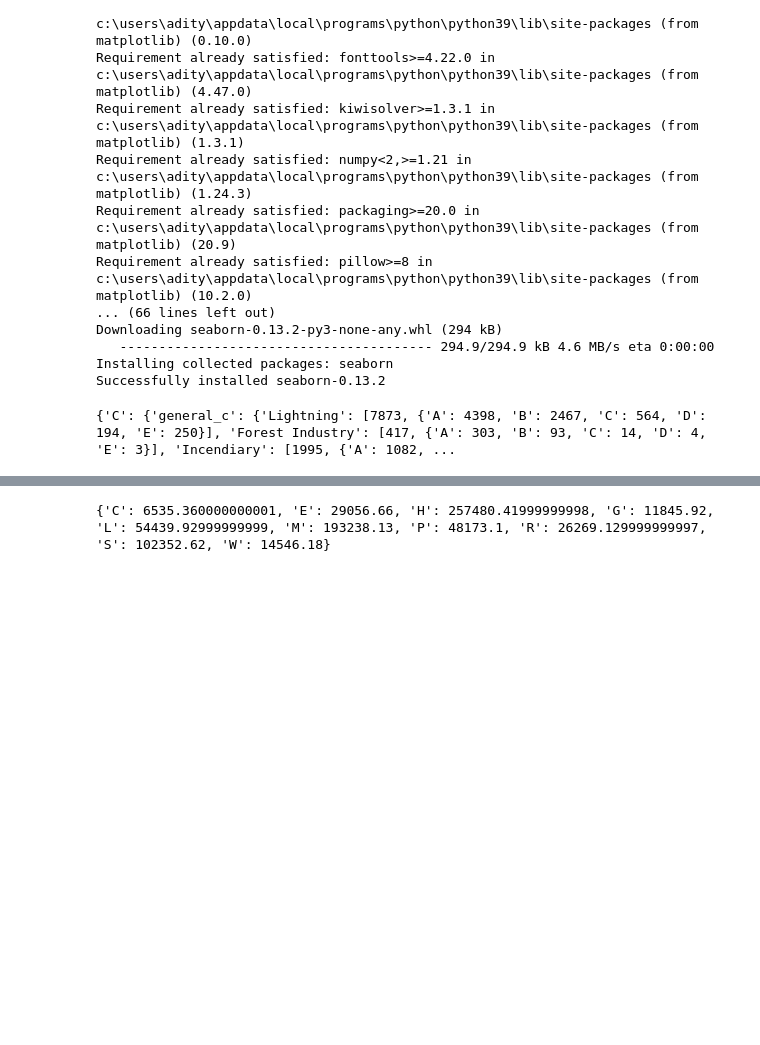
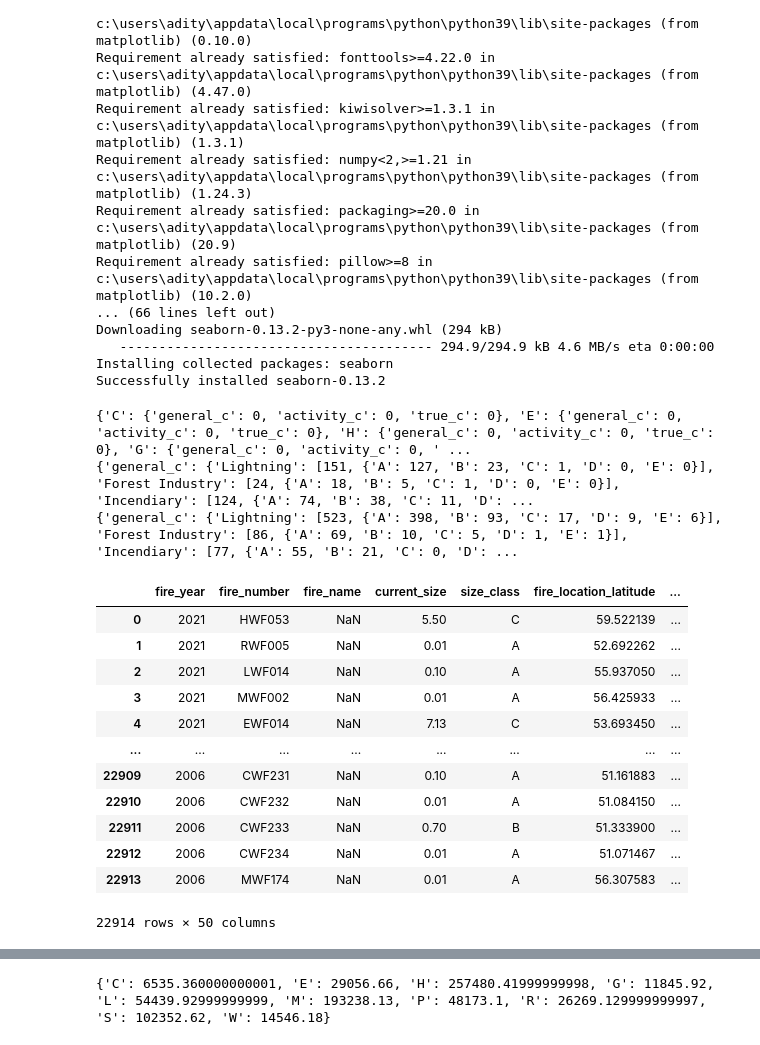
Before and after one commit to pandya-aditya/CxC_Hackathon, a Jupyter notebook: main.ipynb, the cells around one changed output, grey strips where cells are left out. Drawn from its saved outputs; the diff is of its cells as text; code cells hidden in the pictures; blank space fills up the shorter version.

```diff
--- a/main.ipynb
+++ b/main.ipynb
@@ -33,6 +34,7 @@ df = pd.read_csv("./wildfire_dataset.csv")
 g_causes = {}
 a_causes = {}
 t_causes = {}
+
 for index in df.index:
     general = df.loc[index, 'general_cause_desc']
     activity = df.loc[index, 'activity_class']
@@ -67,17 +69,22 @@ causes_dict =  {'C': {'general_c': 0, 'activity_c': 0, 'true_c': 0},
                 'S': {'general_c': 0, 'activity_c': 0, 'true_c': 0},
                 'W': {'general_c': 0, 'activity_c': 0, 'true_c': 0}}
 
+print(causes_dict)
+
 for key, value in causes_dict.items():
-    causes_dict[key]['general_c'] = g_causes
-    causes_dict[key]['activity_c'] = a_causes
-    causes_dict[key]['true_c'] = t_causes
+    causes_dict[key]['general_c'] = copy.deepcopy(g_causes)
+    causes_dict[key]['activity_c'] = copy.deepcopy(a_causes)
+    causes_dict[key]['true_c'] = copy.deepcopy(t_causes)
+
 
 for index in df.index:
+
     region = df.loc[index, 'fire_number']
     region = region[:1]
     FSA_dict[region][0] +=1
     classtemp = df.loc[index, 'size_class']
     FSA_dict[region][1][classtemp] += 1
+
     general = df.loc[index, 'general_cause_desc']
     causes_dict[region]['general_c'][general][0] += 1
     causes_dict[region]['general_c'][general][1][classtemp] += 1
@@ -88,6 +95,35 @@ for index in df.index:
     causes_dict[region]['true_c'][true_c][0] += 1
     causes_dict[region]['true_c'][true_c][1][classtemp] += 1
 
-print(causes_dict)
+g_causes_total = {}
+for key,value in causes_dict.items():
+    temp = {}
+    for k,v in value['general_c'].items():
+        try:
+            temp[k] = v[0]
+        except(KeyError):
+            break
+    g_causes_total[key] = temp
+
+print(causes_dict['C'])
+print(causes_dict['E'])
 # %% [output]
-{'C': {'general_c': {'Lightning': [7873, {'A': 4398, 'B': 2467, 'C': 564, 'D': 194, 'E': 250}], 'Forest Industry': [417, {'A': 303, 'B': 93, 'C': 14, 'D': 4, 'E': 3}], 'Incendiary': [1995, {'A': 1082, ...
+{'C': {'general_c': 0, 'activity_c': 0, 'true_c': 0}, 'E': {'general_c': 0, 'activity_c': 0, 'true_c': 0}, 'H': {'general_c': 0, 'activity_c': 0, 'true_c': 0}, 'G': {'general_c': 0, 'activity_c': 0, ' ...
+{'general_c': {'Lightning': [151, {'A': 127, 'B': 23, 'C': 1, 'D': 0, 'E': 0}], 'Forest Industry': [24, {'A': 18, 'B': 5, 'C': 1, 'D': 0, 'E': 0}], 'Incendiary': [124, {'A': 74, 'B': 38, 'C': 11, 'D': ...
+{'general_c': {'Lightning': [523, {'A': 398, 'B': 93, 'C': 17, 'D': 9, 'E': 6}], 'Forest Industry': [86, {'A': 69, 'B': 10, 'C': 5, 'D': 1, 'E': 1}], 'Incendiary': [77, {'A': 55, 'B': 21, 'C': 0, 'D': ...
+# %%
+df
+# %% [output]
+|  | fire_year | fire_number | fire_name | current_size | size_class | fire_location_latitude | ... |
+| 0 | 2021 | HWF053 | NaN | 5.50 | C | 59.522139 | ... |
+| 1 | 2021 | RWF005 | NaN | 0.01 | A | 52.692262 | ... |
+| 2 | 2021 | LWF014 | NaN | 0.10 | A | 55.937050 | ... |
+| 3 | 2021 | MWF002 | NaN | 0.01 | A | 56.425933 | ... |
+| 4 | 2021 | EWF014 | NaN | 7.13 | C | 53.693450 | ... |
+| ... | ... | ... | ... | ... | ... | ... | ... |
+| 22909 | 2006 | CWF231 | NaN | 0.10 | A | 51.161883 | ... |
+| 22910 | 2006 | CWF232 | NaN | 0.01 | A | 51.084150 | ... |
+| 22911 | 2006 | CWF233 | NaN | 0.70 | B | 51.333900 | ... |
+| 22912 | 2006 | CWF234 | NaN | 0.01 | A | 51.071467 | ... |
+| 22913 | 2006 | MWF174 | NaN | 0.01 | A | 56.307583 | ... |
+22914 rows × 50 columns
```
Also changed, not shown: parts of 2 cells of this notebook.
